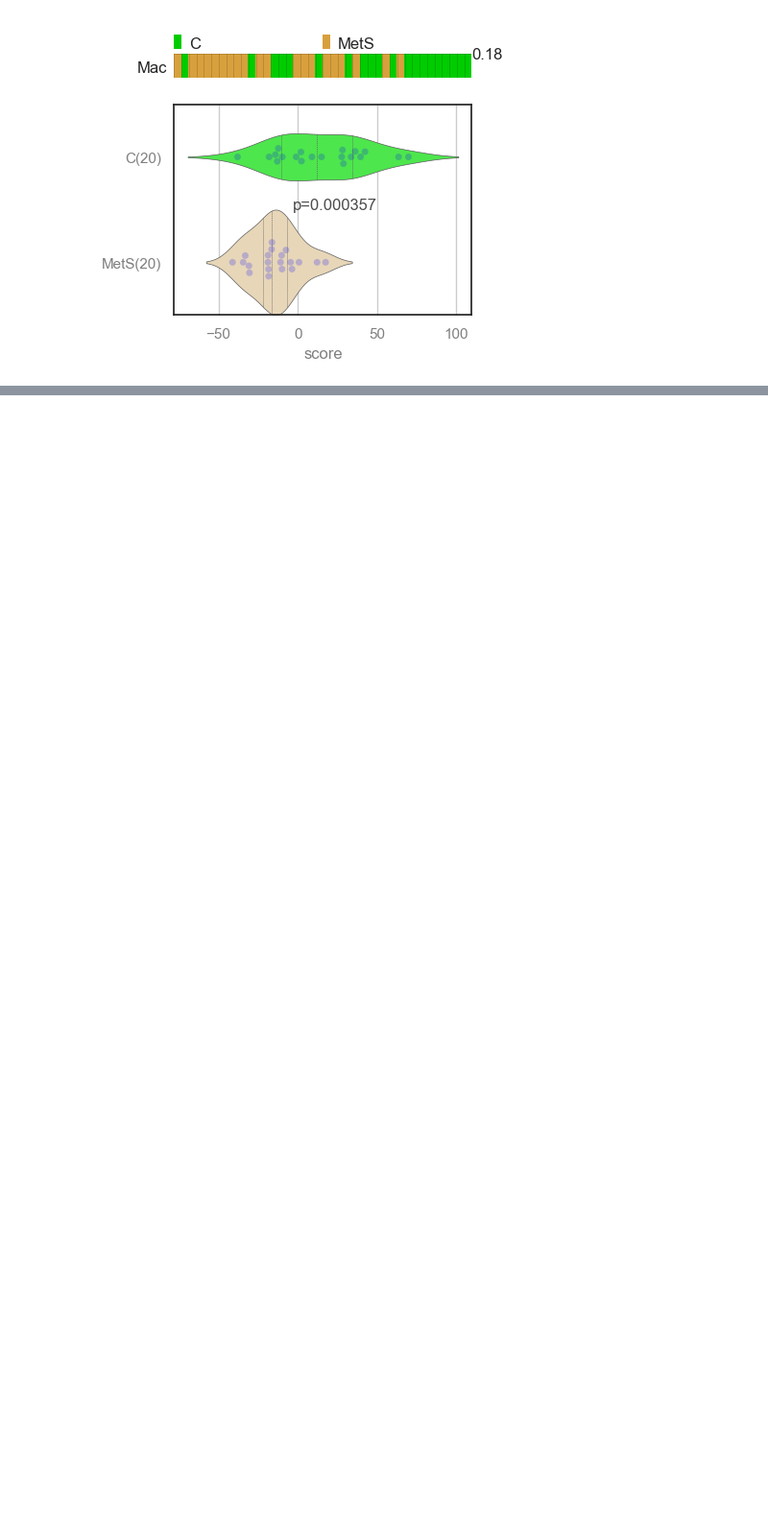
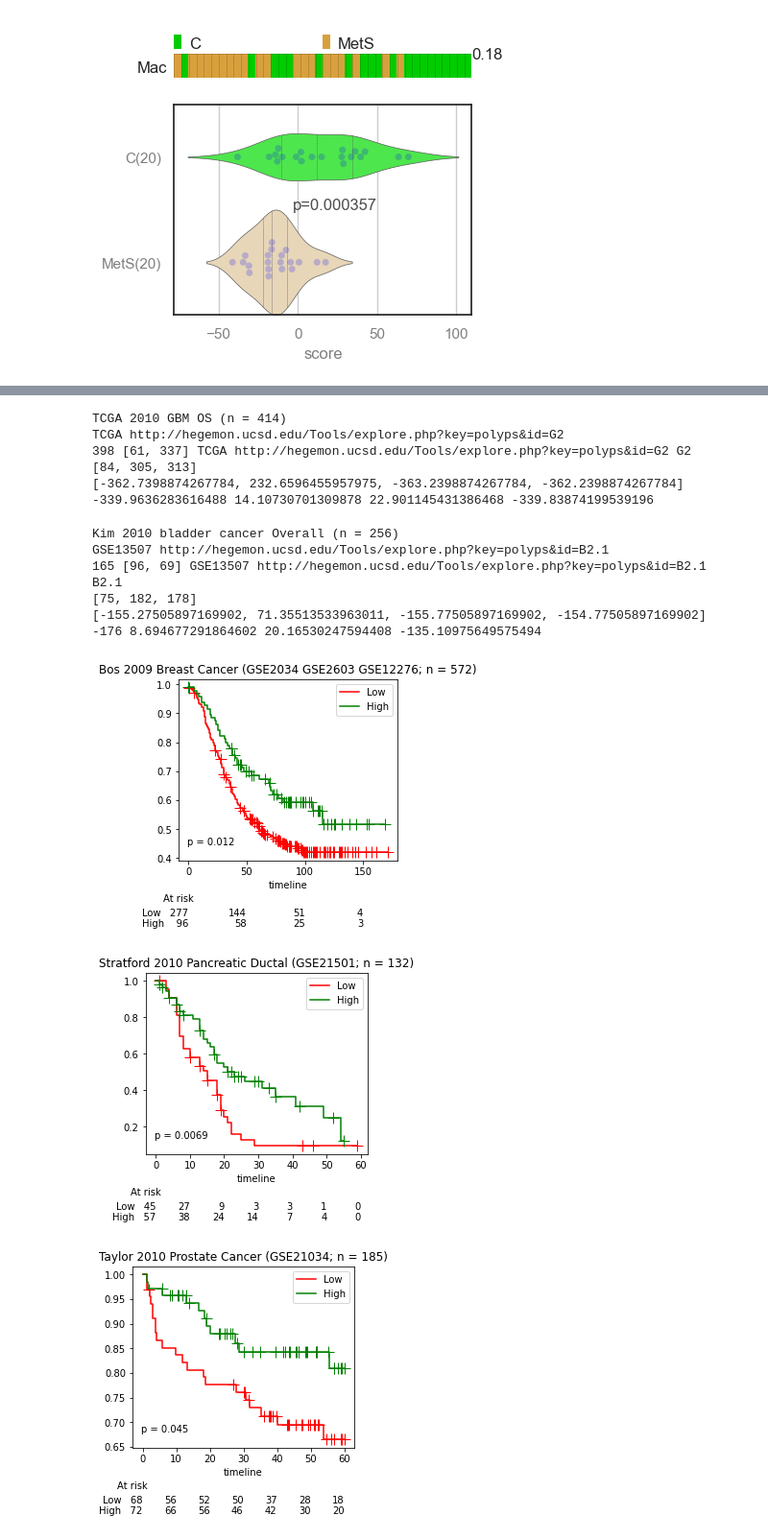
Before and after one commit to sahoo00/BoNE, a Jupyter notebook: SMaRT/macrophage.ipynb, the cells around one changed output, grey strips where cells are left out. Shown at 96% size. Drawn from its saved outputs; the diff is of its cells as text; code cells hidden in the pictures; blank space fills up the shorter version.

```diff
--- a/SMaRT/macrophage.ipynb
+++ b/SMaRT/macrophage.ipynb
@@ -580,0 +642,4 @@ GSE98895 http://hegemon.ucsd.edu/Tools/explore.php?key=mac&id=MAC114
+# %%
+reload(mut)
+mut.figures9f()
+# %% [output]
@@ -580,0 +664,15 @@ GSE98895 http://hegemon.ucsd.edu/Tools/explore.php?key=mac&id=MAC114
+TCGA 2010 GBM OS (n = 414)
+TCGA http://hegemon.ucsd.edu/Tools/explore.php?key=polyps&id=G2
+398 [61, 337] TCGA http://hegemon.ucsd.edu/Tools/explore.php?key=polyps&id=G2 G2
+[84, 305, 313]
+[-362.7398874267784, 232.6596455957975, -363.2398874267784, -362.2398874267784]
+-339.9636283616488 14.10730701309878 22.901145431386468 -339.83874199539196
+Kim 2010 bladder cancer Overall (n = 256)
+GSE13507 http://hegemon.ucsd.edu/Tools/explore.php?key=polyps&id=B2.1
+165 [96, 69] GSE13507 http://hegemon.ucsd.edu/Tools/explore.php?key=polyps&id=B2.1 B2.1
+[75, 182, 178]
+[-155.27505897169902, 71.35513533963011, -155.77505897169902, -154.77505897169902]
+-176 8.694677291864602 20.16530247594408 -135.10975649575494
+[figure, added]
+[figure, added]
+[figure, added]
```
Also changed, not shown: parts of 2 cells of this notebook, 2 other files.
